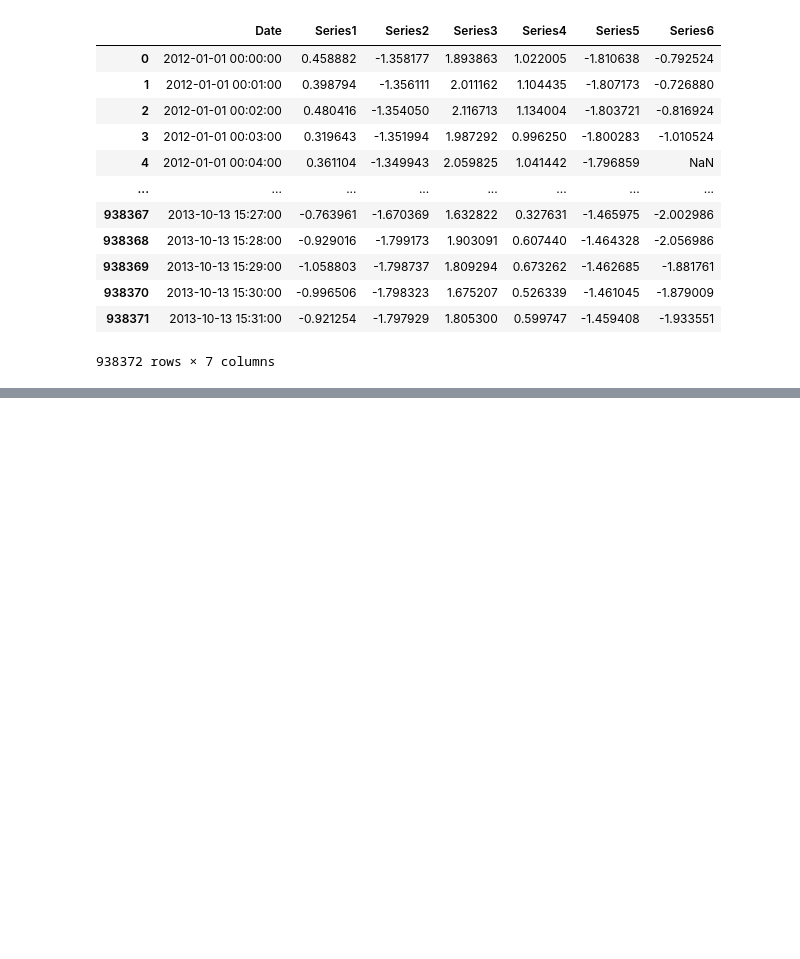
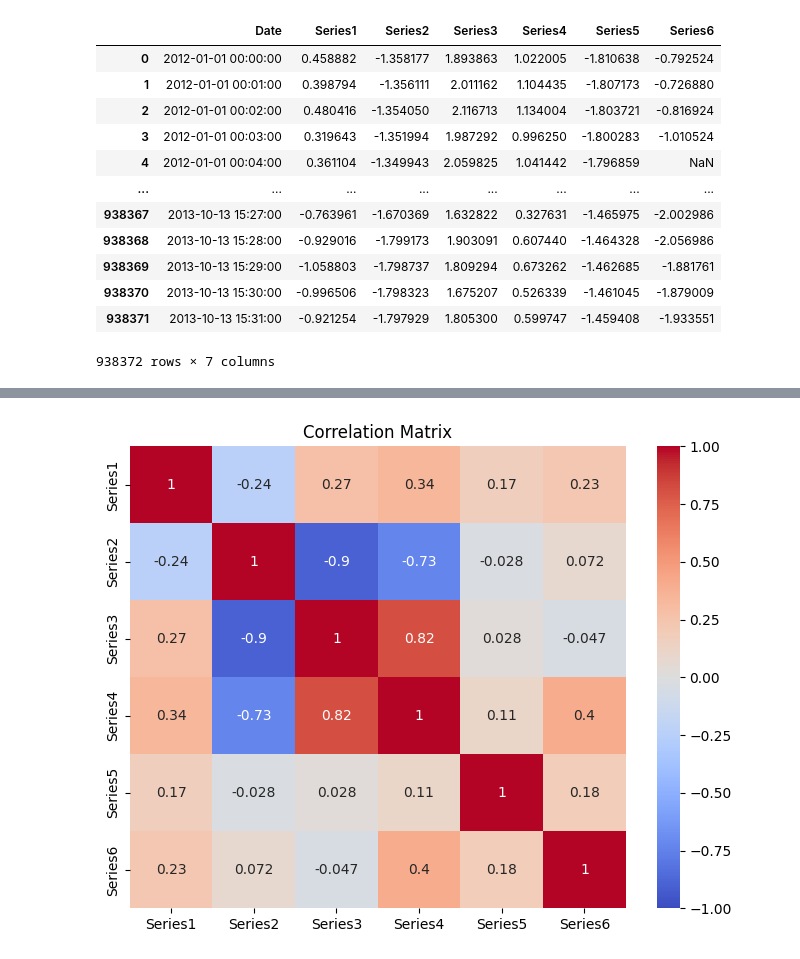
Before and after one commit to yehorkhod/khakatonchiki-time-series, a Jupyter notebook: Main.ipynb, the cells around one changed output, grey strips where cells are left out. Cells and saved outputs as stored; diff of their text form; code cells hidden in the pictures; blank space fills up the shorter version.

```diff
--- a/Main.ipynb
+++ b/Main.ipynb
@@ -23,0 +74,11 @@ df
+# %%
+# Compute correlation matrix
+corr = df.drop(columns=["Date"]).corr()
+
+# Plot heatmap
+plt.figure(figsize=(8, 6))
+sns.heatmap(corr, annot=True, cmap='coolwarm', vmin=-1, vmax=1)
+plt.title('Correlation Matrix')
+plt.show()
+# %% [output]
+[figure, added]
```
Also changed, not shown: parts of 5 cells of this notebook.
